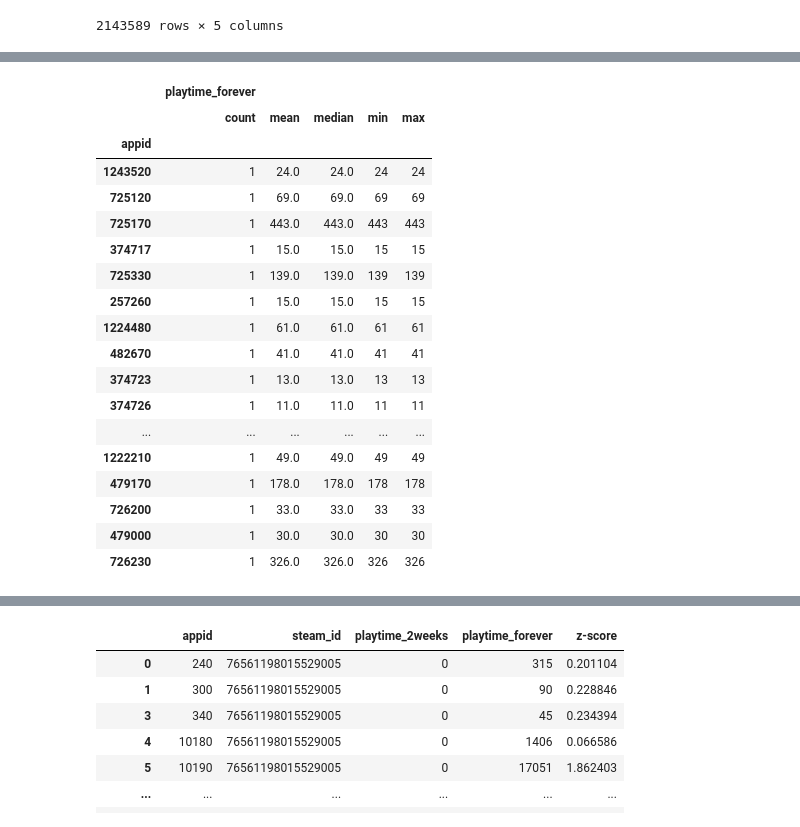
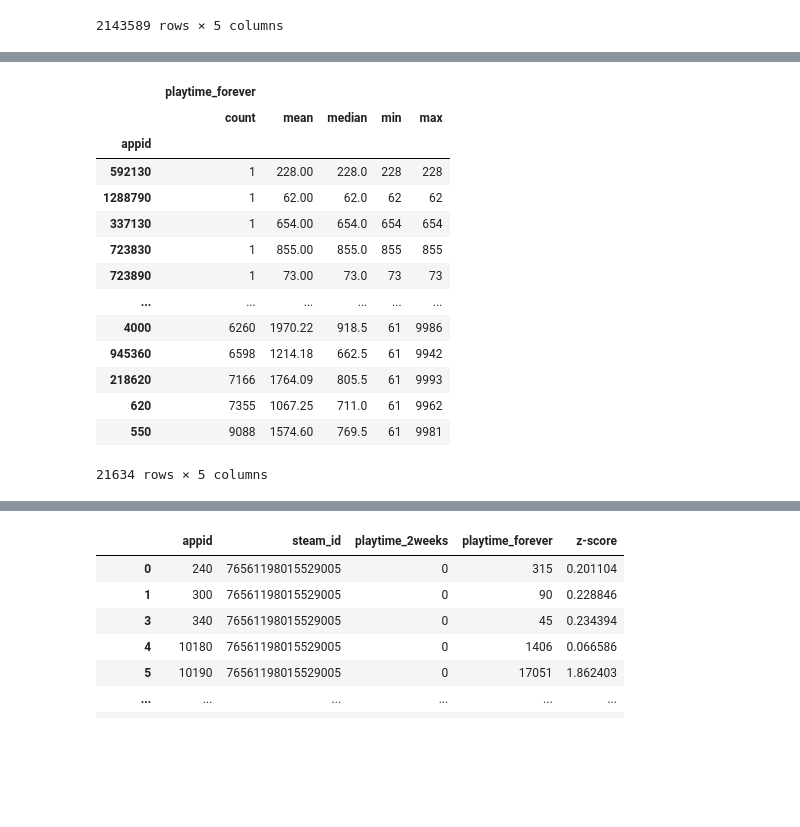
Before and after one commit to iliketurtles83/video-game-recommender-v1, a Jupyter notebook: notebooks/data_analysis.ipynb, the cells around one changed output, grey strips where cells are left out. Saved outputs shown, nothing was run; the diff lists cells and outputs as text; code cells hidden in the pictures; blank space fills up the shorter version.

```diff
--- a/notebooks/data_analysis.ipynb
+++ b/notebooks/data_analysis.ipynb
@@ -256,26 +263,22 @@ playtime_by_game.sort_values(by=('playtime_forever', 'mean'), ascending=False)
 # %%
 # sort by count
-playtime_by_game.sort_values(by=('playtime_forever', 'count'), ascending=True).head(30)
+playtime_by_game.sort_values(by=('playtime_forever', 'count'), ascending=True)
 # %% [output]
 |  | playtime_forever |  |  |  |  |
 |  | count | mean | median | min | max |
 | appid |  |  |  |  |  |
-| 1243520 | 1 | 24.0 | 24.0 | 24 | 24 |
-| 725120 | 1 | 69.0 | 69.0 | 69 | 69 |
-| 725170 | 1 | 443.0 | 443.0 | 443 | 443 |
-| 374717 | 1 | 15.0 | 15.0 | 15 | 15 |
-| 725330 | 1 | 139.0 | 139.0 | 139 | 139 |
-| 257260 | 1 | 15.0 | 15.0 | 15 | 15 |
-| 1224480 | 1 | 61.0 | 61.0 | 61 | 61 |
-| 482670 | 1 | 41.0 | 41.0 | 41 | 41 |
-| 374723 | 1 | 13.0 | 13.0 | 13 | 13 |
-| 374726 | 1 | 11.0 | 11.0 | 11 | 11 |
+| 592130 | 1 | 228.00 | 228.0 | 228 | 228 |
+| 1288790 | 1 | 62.00 | 62.0 | 62 | 62 |
+| 337130 | 1 | 654.00 | 654.0 | 654 | 654 |
+| 723830 | 1 | 855.00 | 855.0 | 855 | 855 |
+| 723890 | 1 | 73.00 | 73.0 | 73 | 73 |
 | ... | ... | ... | ... | ... | ... |
-| 1222210 | 1 | 49.0 | 49.0 | 49 | 49 |
-| 479170 | 1 | 178.0 | 178.0 | 178 | 178 |
-| 726200 | 1 | 33.0 | 33.0 | 33 | 33 |
-| 479000 | 1 | 30.0 | 30.0 | 30 | 30 |
-| 726230 | 1 | 326.0 | 326.0 | 326 | 326 |
+| 4000 | 6260 | 1970.22 | 918.5 | 61 | 9986 |
+| 945360 | 6598 | 1214.18 | 662.5 | 61 | 9942 |
+| 218620 | 7166 | 1764.09 | 805.5 | 61 | 9993 |
+| 620 | 7355 | 1067.25 | 711.0 | 61 | 9962 |
+| 550 | 9088 | 1574.60 | 769.5 | 61 | 9981 |
+21634 rows × 5 columns
 # %%
 # playtime_by_game where count is 1
 playtime_by_game[playtime_by_game[('playtime_forever', 'count')] == 1]
```
Also changed, not shown: parts of 24 cells of this notebook, 2 other files.
